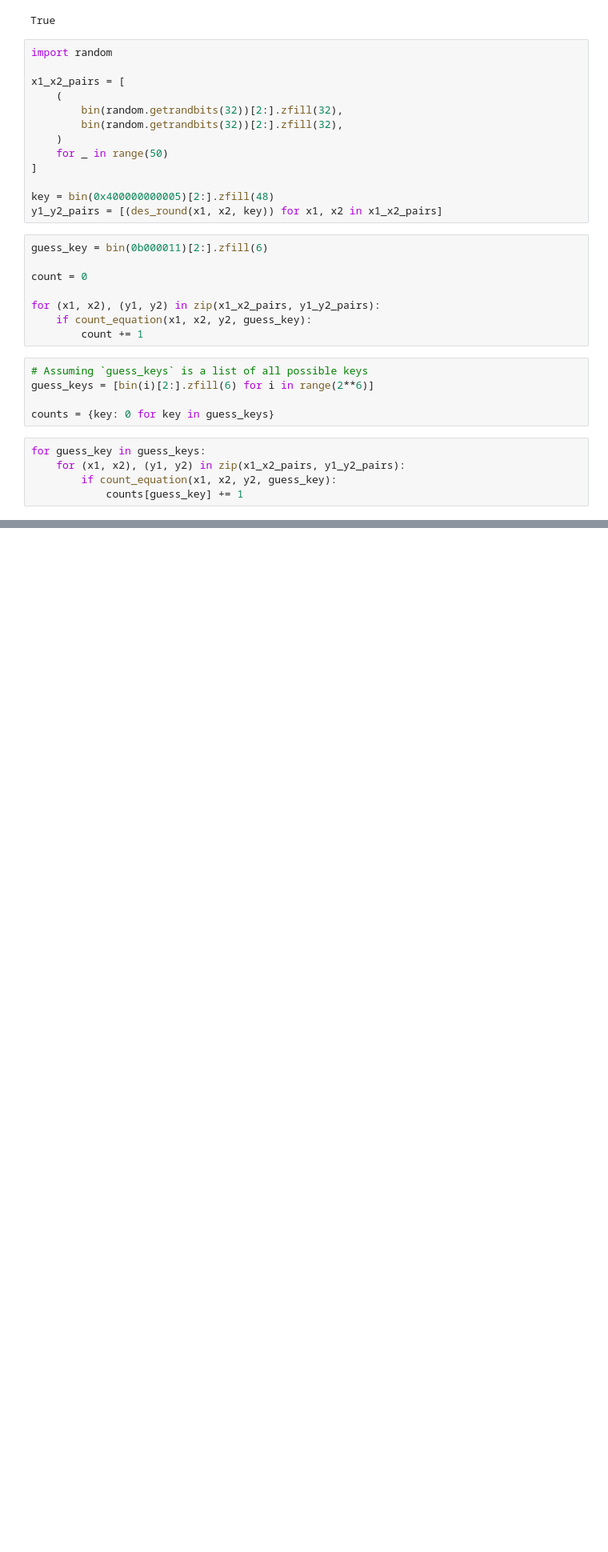
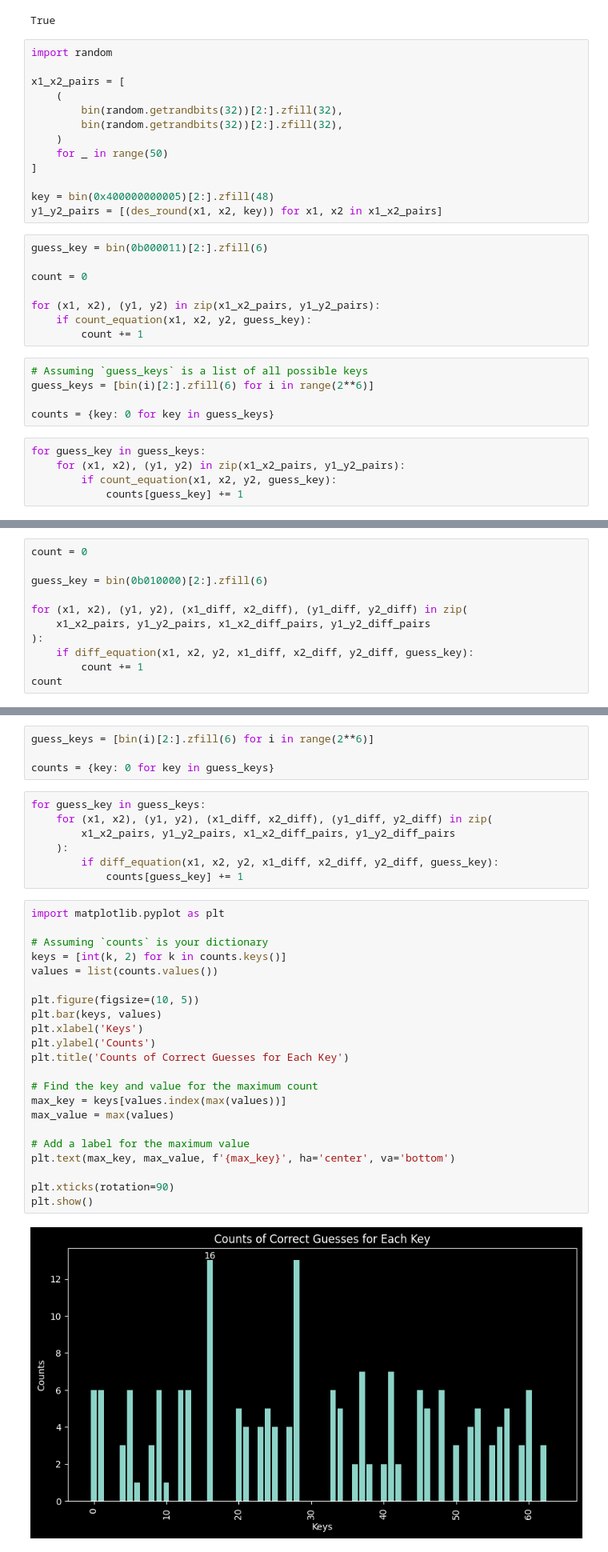
Before and after one commit to xjh2000/attack_cipher, a Jupyter notebook: des.ipynb, the cells around one changed output, grey strips where cells are left out. Shown at 80% size. Cells and saved outputs as stored; diff of their text form; blank space fills up the shorter version.

```diff
--- a/des.ipynb
+++ b/des.ipynb
@@ -349,0 +473,11 @@ plt.show()
+# %%
+count = 0
+
+guess_key = bin(0b010000)[2:].zfill(6)
+
+for (x1, x2), (y1, y2), (x1_diff, x2_diff), (y1_diff, y2_diff) in zip(
+    x1_x2_pairs, y1_y2_pairs, x1_x2_diff_pairs, y1_y2_diff_pairs
+):
+    if diff_equation(x1, x2, y2, x1_diff, x2_diff, y2_diff, guess_key):
+        count += 1
+count
@@ -349,0 +486,35 @@ plt.show()
+# %%
+guess_keys = [bin(i)[2:].zfill(6) for i in range(2**6)]
+
+counts = {key: 0 for key in guess_keys}
+# %%
+for guess_key in guess_keys:
+    for (x1, x2), (y1, y2), (x1_diff, x2_diff), (y1_diff, y2_diff) in zip(
+        x1_x2_pairs, y1_y2_pairs, x1_x2_diff_pairs, y1_y2_diff_pairs
+    ):
+        if diff_equation(x1, x2, y2, x1_diff, x2_diff, y2_diff, guess_key):
+            counts[guess_key] += 1
+# %%
+import matplotlib.pyplot as plt
+
+# Assuming `counts` is your dictionary
+keys = [int(k, 2) for k in counts.keys()]
+values = list(counts.values())
+
+plt.figure(figsize=(10, 5))
+plt.bar(keys, values)
+plt.xlabel('Keys')
+plt.ylabel('Counts')
+plt.title('Counts of Correct Guesses for Each Key')
+
+# Find the key and value for the maximum count
+max_key = keys[values.index(max(values))]
+max_value = max(values)
+
+# Add a label for the maximum value
+plt.text(max_key, max_value, f'{max_key}', ha='center', va='bottom')
+
+plt.xticks(rotation=90)
+plt.show()
+# %% [output]
+[figure, added]
```
Also changed, not shown: parts of 13 cells of this notebook.
